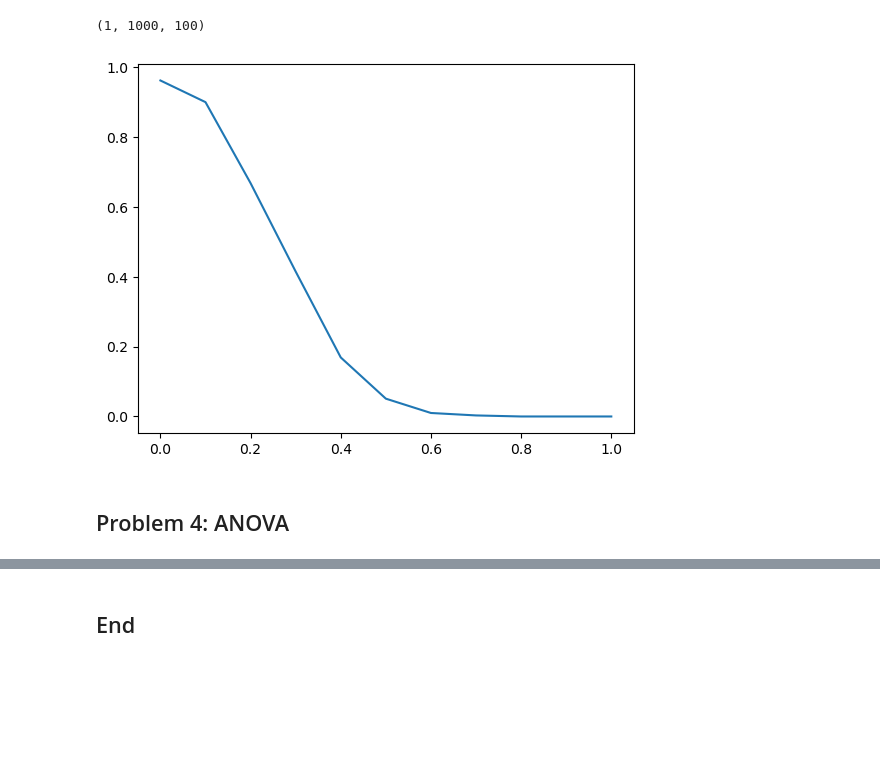
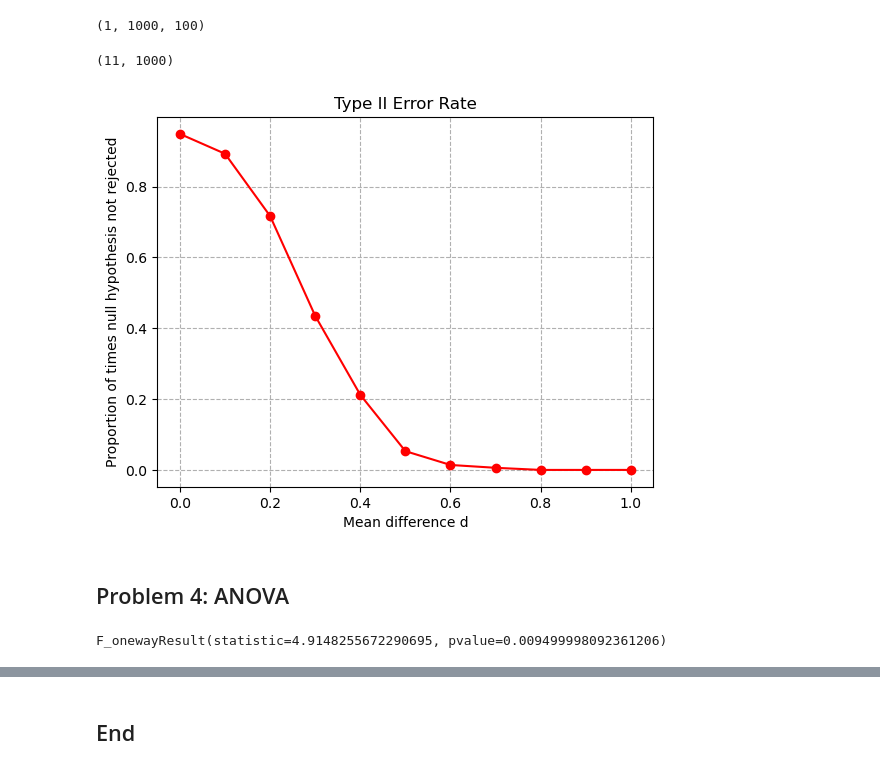
Before and after one commit to eoghanpw/applied-statistics, a Jupyter notebook: problems.ipynb, the cells around one changed output, grey strips where cells are left out. Cells and saved outputs as stored; diff of their text form; code cells hidden in the pictures; blank space fills up the shorter version.

Commit message:
anova

```diff
--- a/problems.ipynb
+++ b/problems.ipynb
@@ -301,21 +305,23 @@ ddof=1: mean=0.9972262782393565, sd=0.07090519303691525
 # %%
 # Generate samples.
-size = 100
-sigma = 1
-mu = 0
-d = np.arange(0.0, 1.1, 0.1)
-n = 1000
+size = 100 # sample size
+sigma = 1 # standard deviation
+mu = 0 # mean
+d = np.arange(0.0, 1.1, 0.1) # mean difference
+n = 1000 # number of simulations
 
-sample_a = np.array([np.random.normal(loc=mu, scale=sigma, size=size) for _ in range(n)])
-sample_b = np.array([[np.random.normal(loc=mean, scale=sigma, size=size) for _ in range(n)] for mean in d])
+sample_a = np.array(np.random.normal(loc=mu, scale=sigma, size=(n, size)))
+sample_b = np.array([np.random.normal(loc=mean, scale=sigma, size=(n, size)) for mean in d])
+
+# Check the shape of the arrays.
 sample_a.shape, sample_b.shape
 # %% [output]
 ((1000, 100), (11, 1000, 100))
 # %%
-# Convert sample a to 3D array.
+# Convert sample_a to 3D array.
 # https://numpy.org/doc/stable/user/absolute_beginners.html#how-to-convert-a-1d-array-into-a-2d-array-how-to-add-a-new-axis-to-an-array
-sample_a_extended = sample_a[np.newaxis, :, :]
-sample_a_extended.shape
+sample_a_3d = sample_a[np.newaxis, :, :]
+sample_a_3d.shape
 # %% [output]
 (1, 1000, 100)
 # %%
@@ -324,11 +330,7 @@ import scipy.stats as stats
 
 # Run t-Tests.
 # https://docs.scipy.org/doc/scipy/reference/generated/scipy.stats.ttest_ind.html
-_, p_value = np.array(stats.ttest_ind(sample_a_extended, sample_b, axis=2))
+_, p_value = np.array(stats.ttest_ind(sample_a_3d, sample_b, axis=2))
 p_value.shape
-
-not_rejected = p_value >= 0.05
-
-# https://numpy.org/doc/stable/reference/generated/numpy.sum.html
-sum_not_rejected = np.sum(not_rejected, axis=1)
-prop_not_rejected = sum_not_rejected / n
+# %% [output]
+(11, 1000)
@@ -335,12 +345,19 @@ prop_not_rejected = sum_not_rejected / n
 # %%
-# Plot.
+# Plot type II error rate.
 fig, ax = plt.subplots()
 
 x = d
 y = prop_not_rejected
-ax.plot(x, y)
+
+ax.plot(x, y, 'o-', color='red')
+
+ax.grid(linestyle='--')
+ax.set_title('Type II Error Rate')
+ax.set_xlabel('Mean difference d')
+ax.set_ylabel('Proportion of times null hypothesis not rejected')
+
 plt.show()
 # %% [output]
-[figure, old version]
+[figure, new version]
 # %% [markdown]
 ## Problem 4: ANOVA
@@ -346,0 +372,7 @@ plt.show()
+# %%
+# Perform ANOVA test.
+# https://docs.scipy.org/doc/scipy/reference/generated/scipy.stats.f_oneway.html
+
+stats.f_oneway(sample_one, sample_two, sample_three)
+# %% [output]
+F_onewayResult(statistic=4.9148255672290695, pvalue=0.009499998092361206)
```
Also changed, not shown: parts of 8 cells of this notebook.
